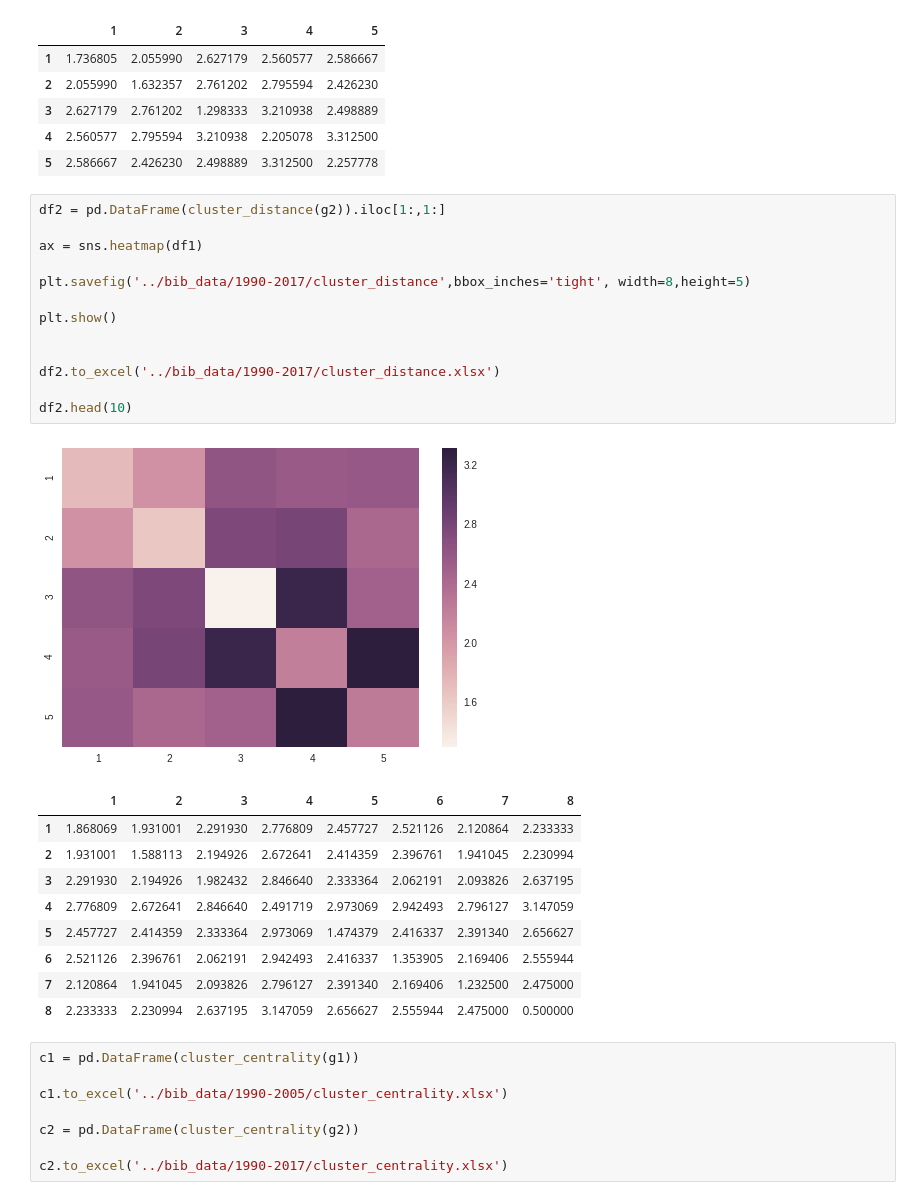
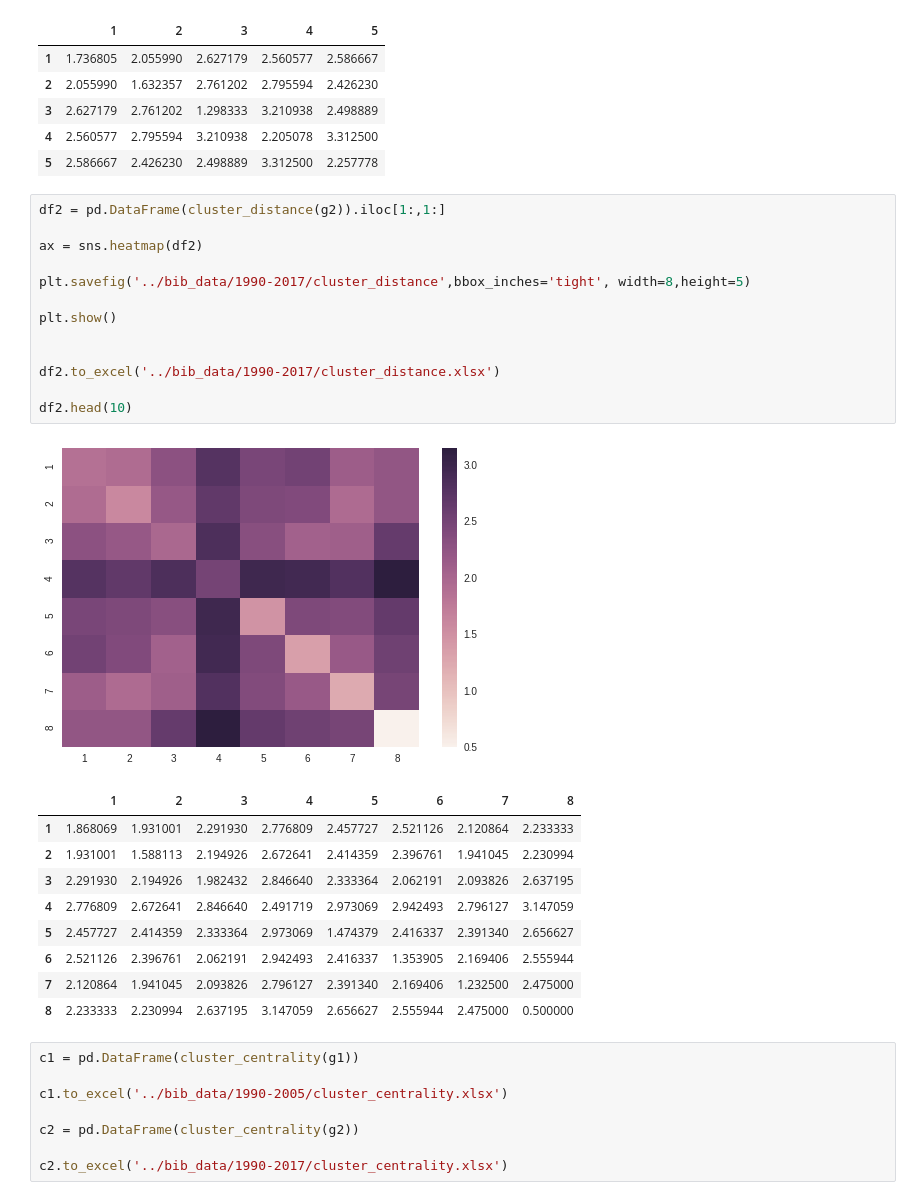
Before and after one commit to mcc-apsis/NETs-review, a Jupyter notebook: network/Cluster paths.ipynb, the cells around one changed output. Drawn from its saved outputs; the diff is of its cells as text.

Commit message:
right graph for g2

```diff
--- a/network/Cluster paths.ipynb
+++ b/network/Cluster paths.ipynb
@@ -98,18 +98,18 @@ df1.head()
 # %%
 df2 = pd.DataFrame(cluster_distance(g2)).iloc[1:,1:]
 
-ax = sns.heatmap(df1)
+ax = sns.heatmap(df2)
 
 plt.savefig('../bib_data/1990-2017/cluster_distance',bbox_inches='tight', width=8,height=5)
 
 plt.show()
 
 
 df2.to_excel('../bib_data/1990-2017/cluster_distance.xlsx')
 
 df2.head(10)
 # %% [output]
-[figure, old version]
+[figure, new version]
 |  | 1 | 2 | 3 | 4 | 5 | 6 | 7 | 8 |
 | 1 | 1.868069 | 1.931001 | 2.291930 | 2.776809 | 2.457727 | 2.521126 | 2.120864 | 2.233333 |
 | 2 | 1.931001 | 1.588113 | 2.194926 | 2.672641 | 2.414359 | 2.396761 | 1.941045 | 2.230994 |
```
Also changed, not shown: 2 other files.
